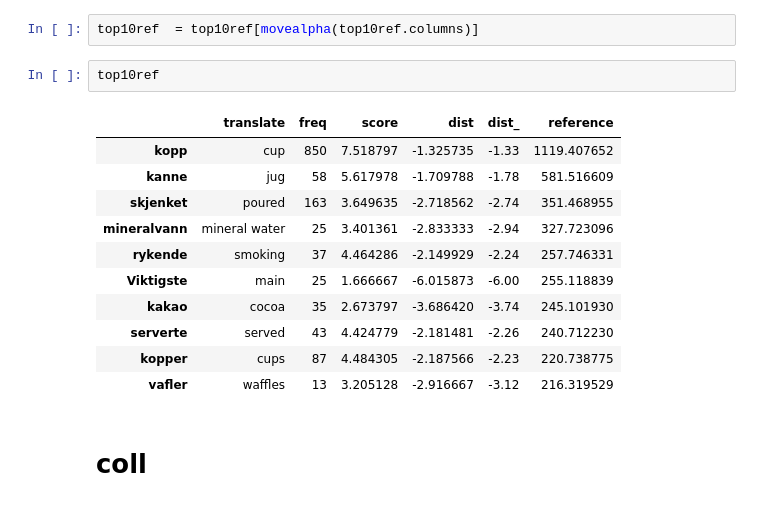
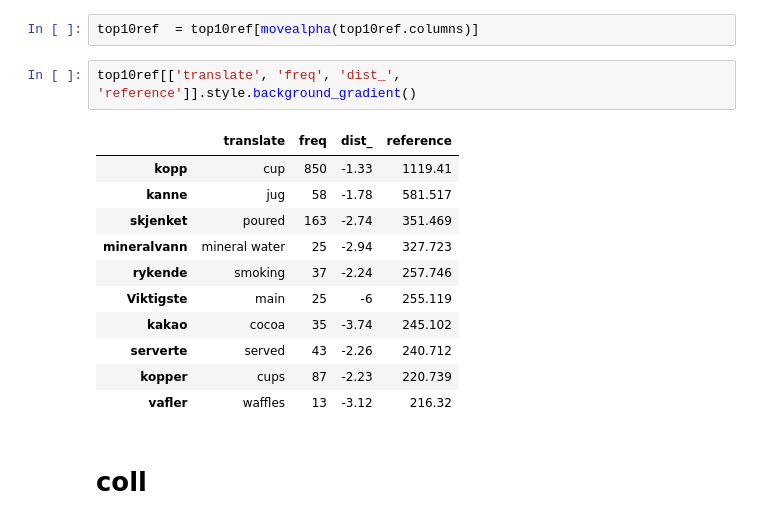
Before and after one commit to Yoonsen/newspapers_coll_conc, a Jupyter notebook: Dist_coll-kaffe-after_review.ipynb, the cells around one changed output. Cells and saved outputs as stored; diff of their text form.

```diff
--- a/Dist_coll-kaffe-after_review.ipynb
+++ b/Dist_coll-kaffe-after_review.ipynb
@@ -264,20 +264,20 @@ top10ref['translate'] = ['cup', 'jug', 'poured', 'mineral water', 'smoking', 'ma
        'cocoa', 'served', 'cups', 'waffles']
 # %%
 top10ref  = top10ref[movealpha(top10ref.columns)]
-# %%
-top10ref
-# %% [output]
-|  | translate | freq | score | dist | dist_ | reference |
-| kopp | cup | 850 | 7.518797 | -1.325735 | -1.33 | 1119.407652 |
-| kanne | jug | 58 | 5.617978 | -1.709788 | -1.78 | 581.516609 |
-| skjenket | poured | 163 | 3.649635 | -2.718562 | -2.74 | 351.468955 |
-| mineralvann | mineral water | 25 | 3.401361 | -2.833333 | -2.94 | 327.723096 |
-| rykende | smoking | 37 | 4.464286 | -2.149929 | -2.24 | 257.746331 |
-| Viktigste | main | 25 | 1.666667 | -6.015873 | -6.00 | 255.118839 |
-| kakao | cocoa | 35 | 2.673797 | -3.686420 | -3.74 | 245.101930 |
-| serverte | served | 43 | 4.424779 | -2.181481 | -2.26 | 240.712230 |
-| kopper | cups | 87 | 4.484305 | -2.187566 | -2.23 | 220.738775 |
-| vafler | waffles | 13 | 3.205128 | -2.916667 | -3.12 | 216.319529 |
+# %%
+top10ref[['translate', 'freq', 'dist_', 'reference']].style.background_gradient()
+# %% [output]
+|  | translate | freq | dist_ | reference |
+| kopp | cup | 850 | -1.33 | 1119.41 |
+| kanne | jug | 58 | -1.78 | 581.517 |
+| skjenket | poured | 163 | -2.74 | 351.469 |
+| mineralvann | mineral water | 25 | -2.94 | 327.723 |
+| rykende | smoking | 37 | -2.24 | 257.746 |
+| Viktigste | main | 25 | -6 | 255.119 |
+| kakao | cocoa | 35 | -3.74 | 245.102 |
+| serverte | served | 43 | -2.26 | 240.712 |
+| kopper | cups | 87 | -2.23 | 220.739 |
+| vafler | waffles | 13 | -3.12 | 216.32 |
 # %% [markdown]
 # coll
 # %% [markdown]
```
Also changed, not shown: parts of 6 cells of this notebook, 1 other file.
